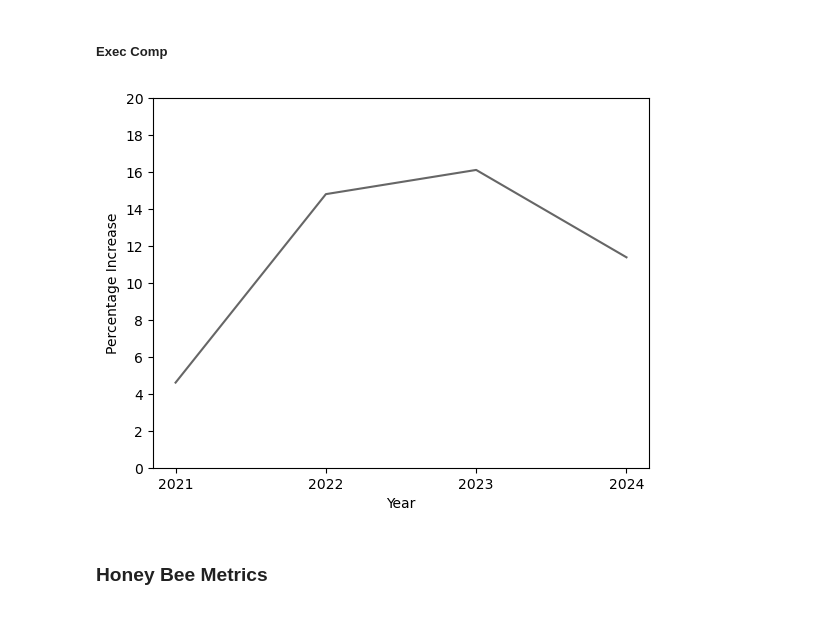
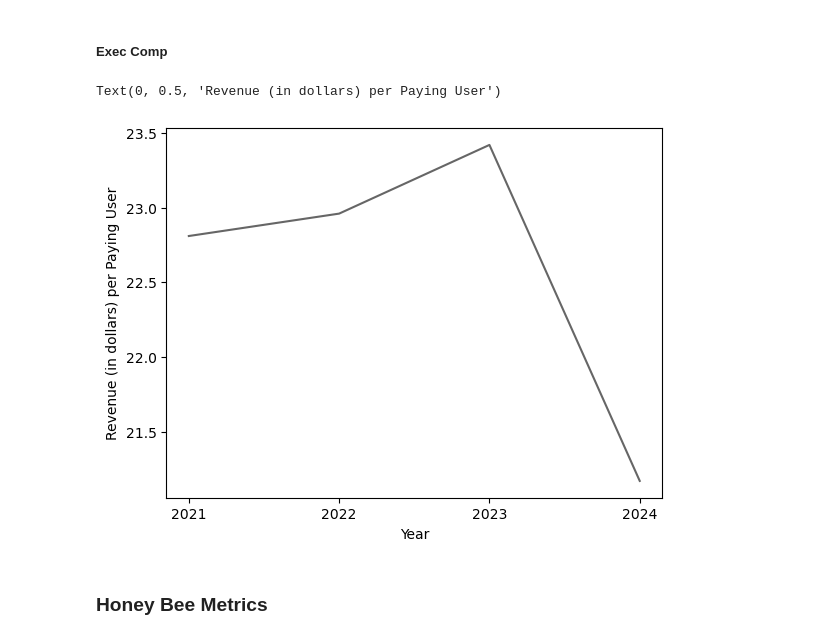
Before and after one commit to aubreepiep/bumble-vs-honeybees, a Jupyter notebook: notebooks/Capstone.ipynb, the cells around one changed output. Drawn from its saved outputs; the diff is of its cells as text; code cells hidden in the pictures.

```diff
--- a/notebooks/Capstone.ipynb
+++ b/notebooks/Capstone.ipynb
@@ -128,13 +131,10 @@ CEO = avg_salary.loc[avg_salary['Name and Principal Position'] == 'Whitney Wolfe
-# %%
-paying_users['pct_inc'] = paying_users['pct_inc'] *100
-# %%
-sns.lineplot(data = paying_users, x = 'year', y = 'pct_inc', color = "#666666")
-plt.xticks([2021,2022,2023,2024])
-plt.ylabel("Percentage Increase")
-plt.yticks([0,2,4,6,8,10,12,14,16,18,20])
-plt.xlabel('Year');
-# %% [output]
-[figure, removed]
+# %%
+paying_users = paying_users.sort_values('Year').reset_index(drop= True)
+sns.lineplot(data = paying_users, x = 'Year', y = 'BumbleAppAverageRevenueperPayingUser', color = '#666666')
+plt.ylabel('Revenue (in dollars) per Paying User')
+# %% [output]
+Text(0, 0.5, 'Revenue (in dollars) per Paying User')
+[figure, added]
 # %% [markdown]
 ### Honey Bee Metrics
 # %%
```
Also changed, not shown: parts of 14 cells of this notebook, 4 other files.
